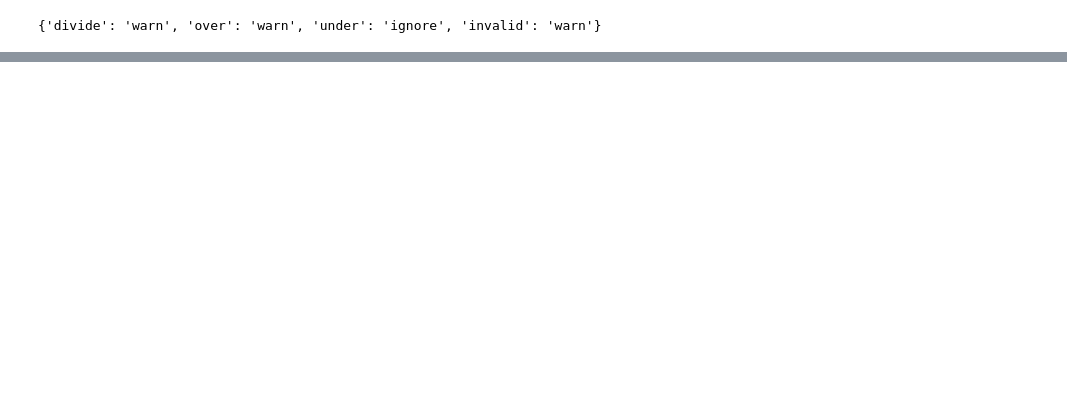
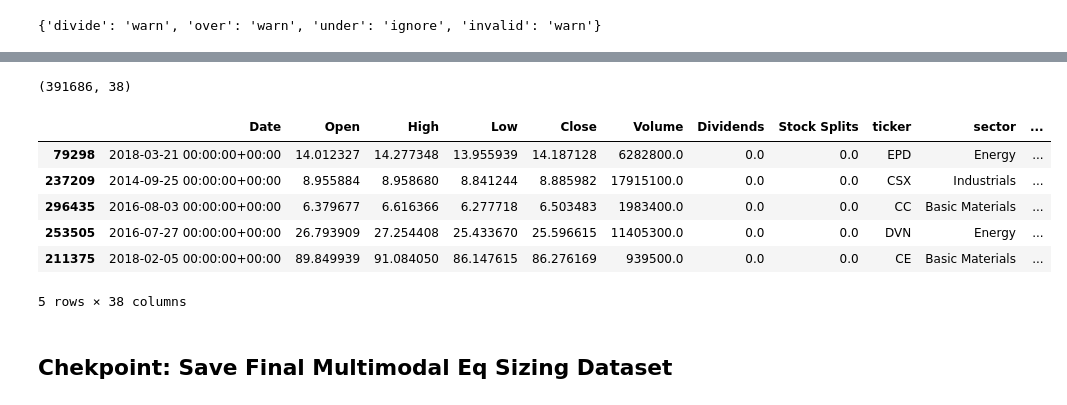
Before and after one commit to brianrp09232000/multimodal-eq-sizing, a Jupyter notebook: kaggle/01_prepare_data.ipynb, the cells around one changed output, grey strips where cells are left out. Drawn from its saved outputs; the diff is of its cells as text; code cells hidden in the pictures; blank space fills up the shorter version.

```diff
--- a/kaggle/01_prepare_data.ipynb
+++ b/kaggle/01_prepare_data.ipynb
@@ -322,0 +478,7 @@ get_return_data("/kaggle/working/final_dataset.csv")
+# %%
+news_features_df = built_news_features(
+    ner_text_column = "Article_title",
+    output_path = "/kaggle/working/datasets/news_features.pkl",
+    file_path = "/kaggle/working/datasets/filtered_news_dataset.csv",
+    chunk_size = 100_000,
+)
@@ -322,0 +572,24 @@ get_return_data("/kaggle/working/final_dataset.csv")
+# %%
+processed_multimodal_eq_sizing_dataset_df = pd.merge(
+    prices_dataset_df,
+    news_features_df,
+    left_on = ['Date', 'ticker'],
+    right_on = ['Date', 'Stock_symbol'],
+    how = 'left'
+)
+# %%
+processed_multimodal_eq_sizing_dataset_df = processed_multimodal_eq_sizing_dataset_df.drop(columns=['Stock_symbol'])
+# %%
+print(processed_multimodal_eq_sizing_dataset_df.shape)
+processed_multimodal_eq_sizing_dataset_df.sample(5)
+# %% [output]
+(391686, 38)
+|  | Date | Open | High | Low | Close | Volume | Dividends | Stock Splits | ticker | sector | ... |
+| 79298 | 2018-03-21 00:00:00+00:00 | 14.012327 | 14.277348 | 13.955939 | 14.187128 | 6282800.0 | 0.0 | 0.0 | EPD | Energy | ... |
+| 237209 | 2014-09-25 00:00:00+00:00 | 8.955884 | 8.958680 | 8.841244 | 8.885982 | 17915100.0 | 0.0 | 0.0 | CSX | Industrials | ... |
+| 296435 | 2016-08-03 00:00:00+00:00 | 6.379677 | 6.616366 | 6.277718 | 6.503483 | 1983400.0 | 0.0 | 0.0 | CC | Basic Materials | ... |
+| 253505 | 2016-07-27 00:00:00+00:00 | 26.793909 | 27.254408 | 25.433670 | 25.596615 | 11405300.0 | 0.0 | 0.0 | DVN | Energy | ... |
+| 211375 | 2018-02-05 00:00:00+00:00 | 89.849939 | 91.084050 | 86.147615 | 86.276169 | 939500.0 | 0.0 | 0.0 | CE | Basic Materials | ... |
+5 rows × 38 columns
+# %% [markdown]
+## Chekpoint: Save Final Multimodal Eq Sizing Dataset
```
Also changed, not shown: parts of 73 cells of this notebook.
